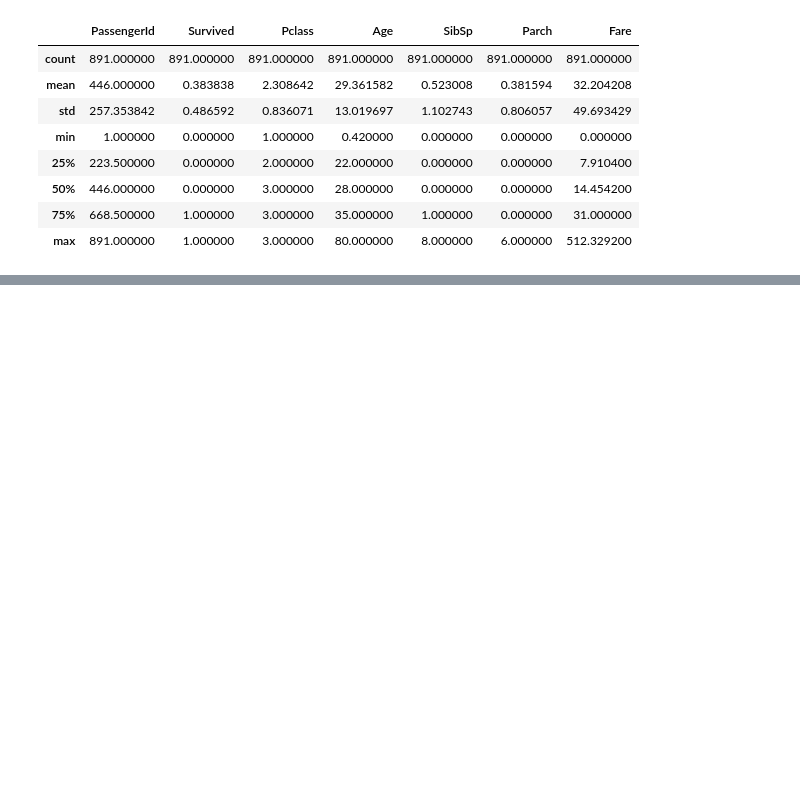
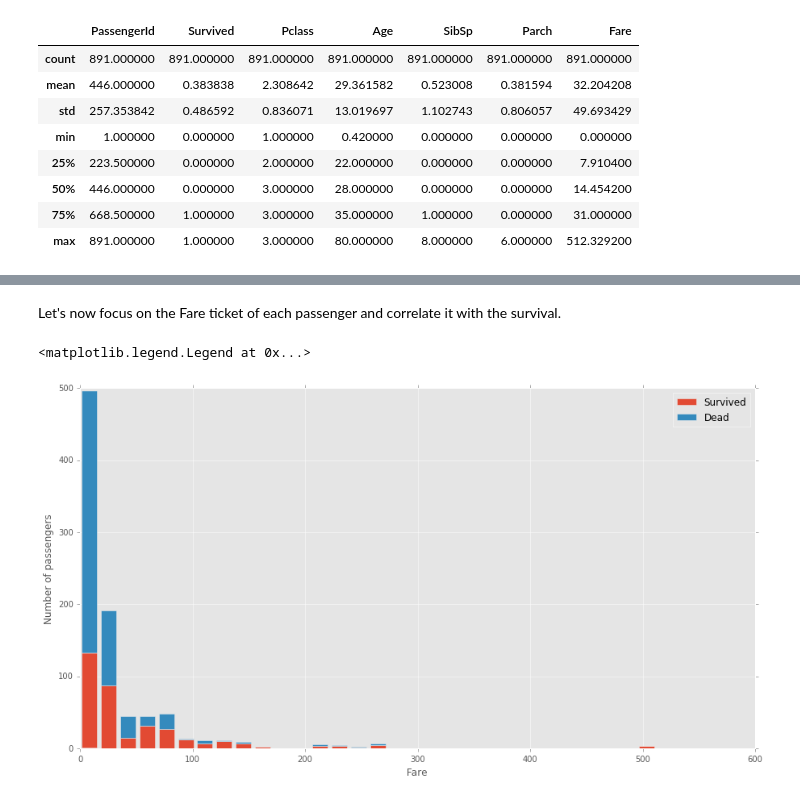
Before and after one commit to umitkaraogul/dataistanbul, a Jupyter notebook: titanic/kaggle-titanic.ipynb, the cells around one changed output, grey strips where cells are left out. Saved outputs shown, nothing was run; the diff lists cells and outputs as text; code cells hidden in the pictures; blank space fills up the shorter version.

```diff
--- a/titanic/kaggle-titanic.ipynb
+++ b/titanic/kaggle-titanic.ipynb
@@ -110,0 +154,13 @@ train_data.describe()
+# %% [markdown]
+Let's now focus on the Fare ticket of each passenger and correlate it with the survival.
+# %%
+plt.figure(figsize = (15,8))
+plt.hist([train_data[train_data["Survived"]==1]["Fare"],train_data[train_data["Survived"]==0]["Fare"]],
+         stacked=True,bins=30,label=["Survived","Dead"])
+plt.xlabel('Fare')
+plt.ylabel('Number of passengers')
+
+plt.legend()
+# %% [output]
+<matplotlib.legend.Legend at 0x...>
+[figure, added]
```
Also changed, not shown: parts of 7 cells of this notebook.
